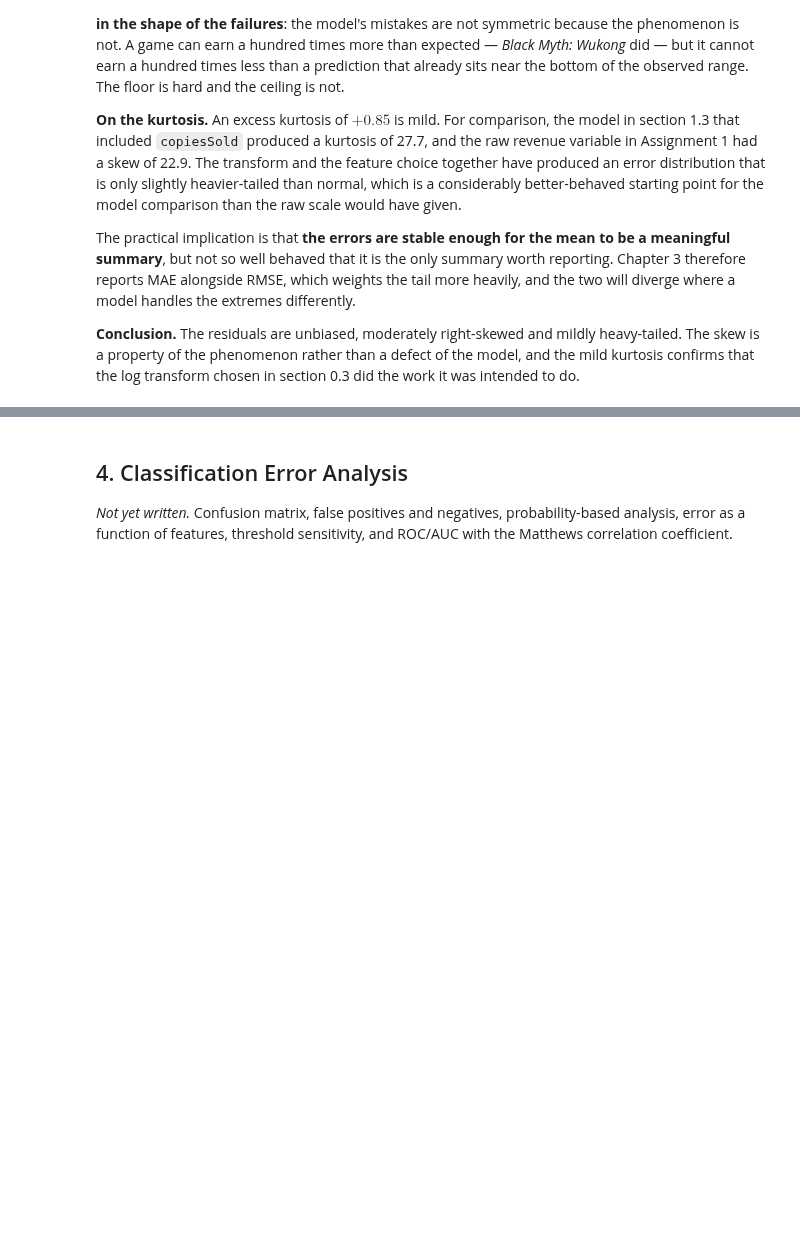
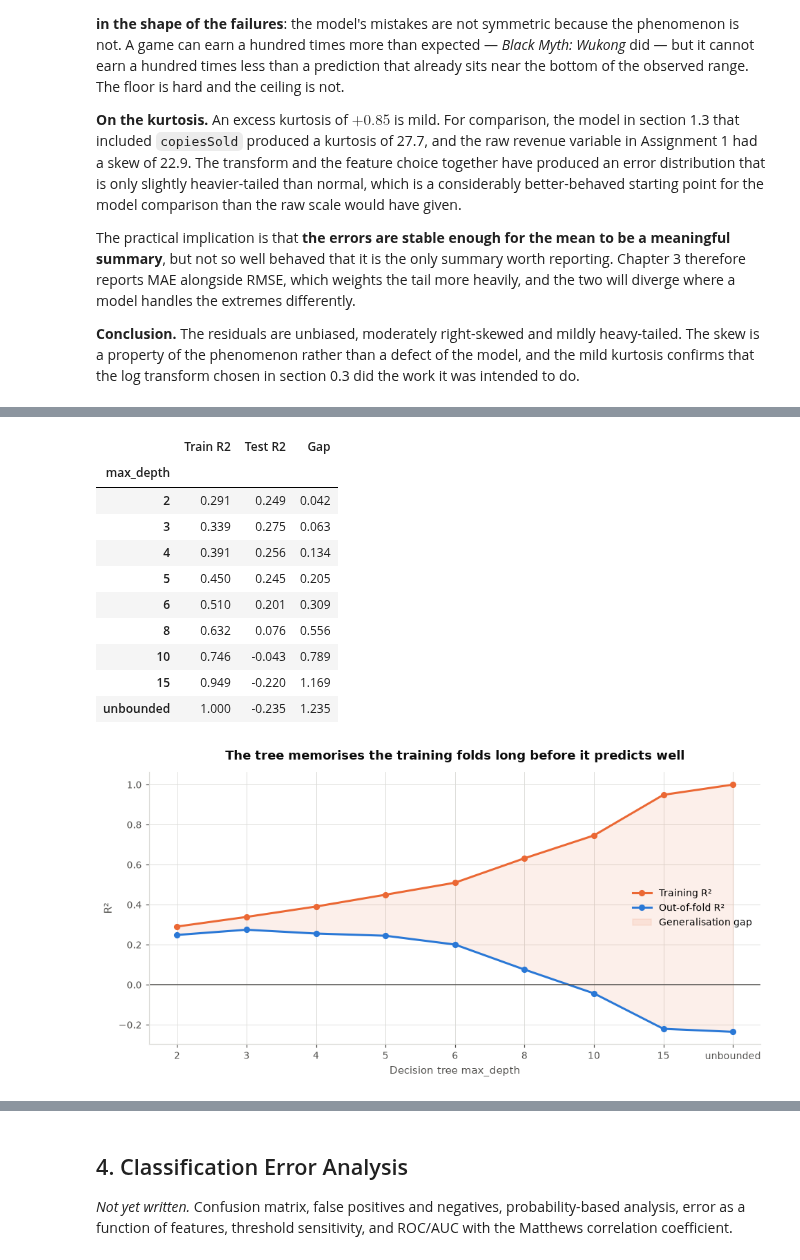
Before and after one commit to shonmazon/Data_Science, a Jupyter notebook: assignment2-error-analysis/notebooks/steam_error_analysis.ipynb, the cells around one changed output, grey strips where cells are left out. Drawn from its saved outputs; the diff is of its cells as text; code cells hidden in the pictures; blank space fills up the shorter version.

```diff
--- a/assignment2-error-analysis/notebooks/steam_error_analysis.ipynb
+++ b/assignment2-error-analysis/notebooks/steam_error_analysis.ipynb
@@ -1058,0 +1118,17 @@ section 0.3 did the work it was intended to do.
+# %%
+depth_sweep = sweep_tree_depth(games[ALL_FEATURES], games[REGRESSION_TARGET], REGRESSION_CV)
+display(depth_sweep)
+display(plot_tree_depth_curve(depth_sweep))
+# %% [output]
+|  | Train R2 | Test R2 | Gap |
+| max_depth |  |  |  |
+| 2 | 0.291 | 0.249 | 0.042 |
+| 3 | 0.339 | 0.275 | 0.063 |
+| 4 | 0.391 | 0.256 | 0.134 |
+| 5 | 0.450 | 0.245 | 0.205 |
+| 6 | 0.510 | 0.201 | 0.309 |
+| 8 | 0.632 | 0.076 | 0.556 |
+| 10 | 0.746 | -0.043 | 0.789 |
+| 15 | 0.949 | -0.220 | 1.169 |
+| unbounded | 1.000 | -0.235 | 1.235 |
+[figure, added]
```
Also changed, not shown: parts of 19 cells of this notebook, 2 other files.
